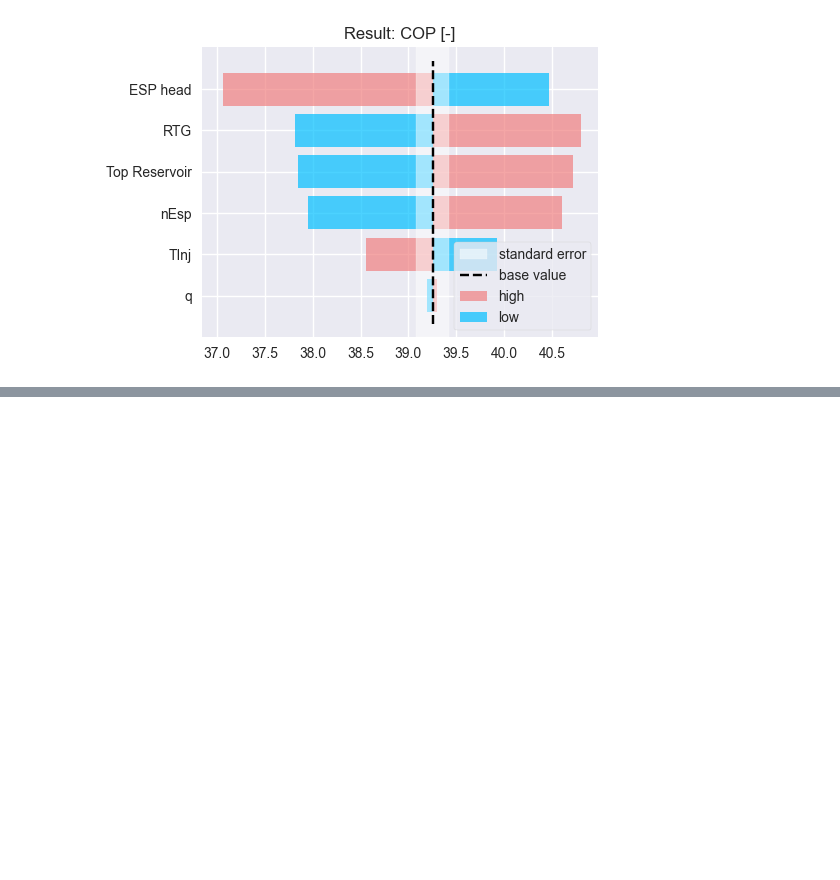
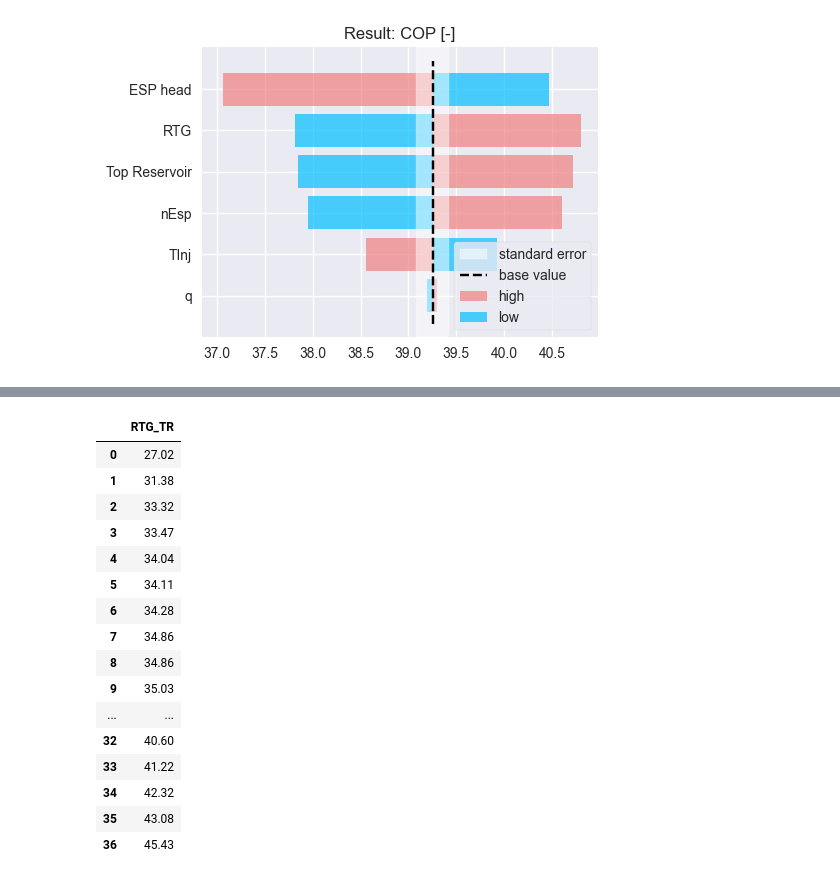
Before and after one commit to meeschasch/pyMoCa, a Jupyter notebook: example_geothermal.ipynb, the cells around one changed output, grey strips where cells are left out. Cells and saved outputs as stored; diff of their text form; code cells hidden in the pictures; blank space fills up the shorter version.

```diff
--- a/example_geothermal.ipynb
+++ b/example_geothermal.ipynb
@@ -312,0 +312,21 @@ mysim.dump.head()
+# %%
+d_rtg = pd.read_csv('testrtg.txt') #read the existing data
+d_rtg
+# %% [output]
+|  | RTG_TR |
+| 0 | 27.02 |
+| 1 | 31.38 |
+| 2 | 33.32 |
+| 3 | 33.47 |
+| 4 | 34.04 |
+| 5 | 34.11 |
+| 6 | 34.28 |
+| 7 | 34.86 |
+| 8 | 34.86 |
+| 9 | 35.03 |
+| ... | ... |
+| 32 | 40.60 |
+| 33 | 41.22 |
+| 34 | 42.32 |
+| 35 | 43.08 |
+| 36 | 45.43 |
```
Also changed, not shown: parts of 6 cells of this notebook, 3 other files.
